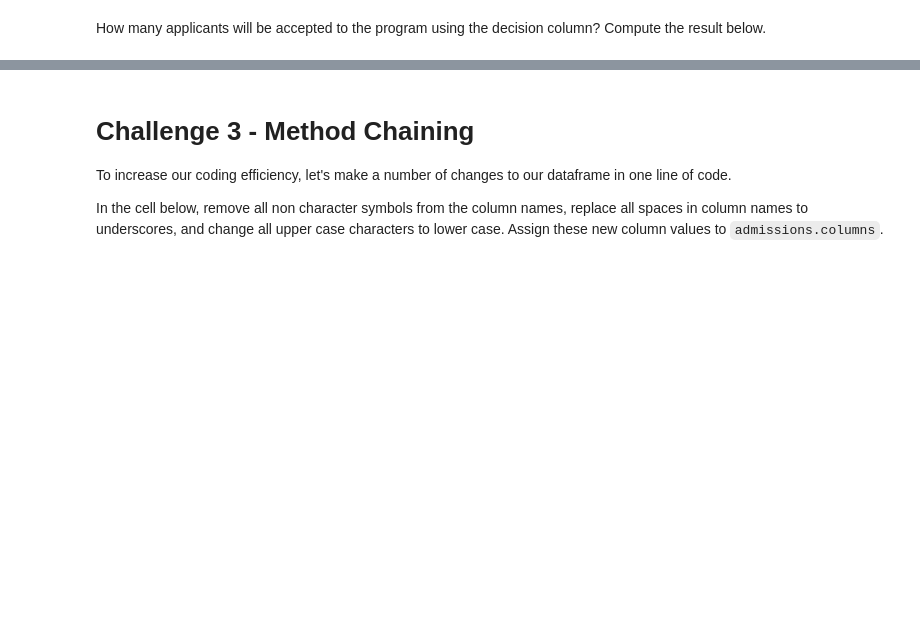
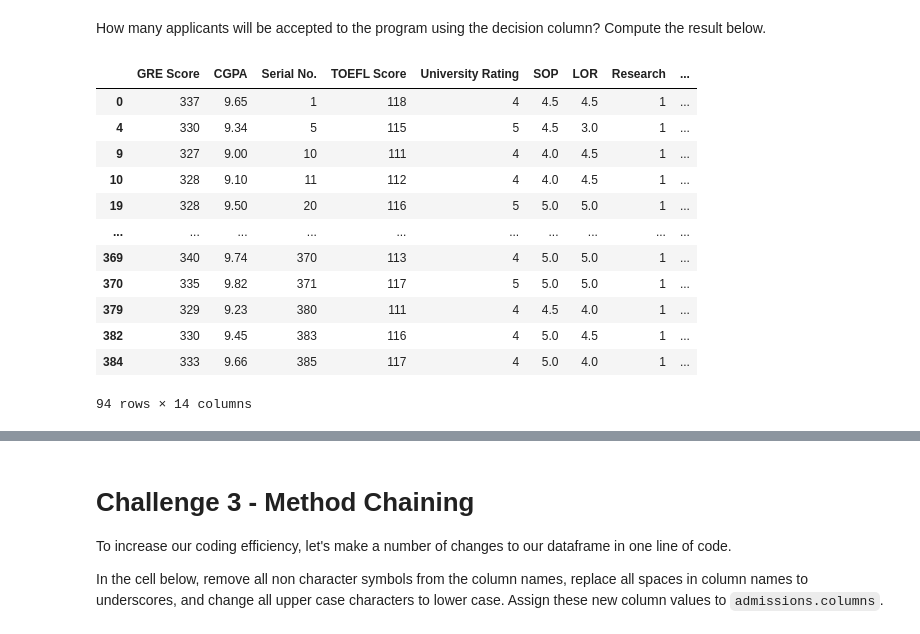
Before and after one commit to ta-data-lis/lab-advanced-pandas, a Jupyter notebook: your-code/main.ipynb, the cells around one changed output, grey strips where cells are left out. Drawn from its saved outputs; the diff is of its cells as text; code cells hidden in the pictures; blank space fills up the shorter version.

```diff
--- a/your-code/main.ipynb
+++ b/your-code/main.ipynb
@@ -237 +234,3 @@ standardized(df['GR'])
+# %%
+admission = df
 # %%
@@ -256,0 +250,6 @@ NameError: name 'admissions' is not defined
+# %%
+std_columns = ['CGPA_std', 'GRE_std', 'LOR_std']
+
+decision_choice = choices(std_columns, k=admission.shape[0])
+
+#can you explain what exactly are we doing here, please? Are we just picking a random column from the last 3 colums that we created?
@@ -258,3 +266,4 @@ NameError: name 'admissions' is not defined
 Now create the deciding column using the `lookup` function. The lookup column is `decision_choice` found above. Call the column resulting from the lookup function `deciding_column` and add it to the `admissions` dataframe.
 # %%
 # your code here
+admission['deciding_column'] = admission.lookup( admission.index,decision_choice)
@@ -264,0 +288,2 @@ Create a column called `decision` in the `admissions` dataframe. Assign 1 to thi
+# %%
+admission['decision'] = np.where(admission['deciding_column'] > 0.8, 1, 0)
@@ -268,0 +308,16 @@ How many applicants will be accepted to the program using the decision column? C
+# %%
+admission.loc[admission['decision'] == 1]
+# %% [output]
+|  | GRE Score | CGPA | Serial No. | TOEFL Score | University Rating | SOP | LOR | Research | ... |
+| 0 | 337 | 9.65 | 1 | 118 | 4 | 4.5 | 4.5 | 1 | ... |
+| 4 | 330 | 9.34 | 5 | 115 | 5 | 4.5 | 3.0 | 1 | ... |
+| 9 | 327 | 9.00 | 10 | 111 | 4 | 4.0 | 4.5 | 1 | ... |
+| 10 | 328 | 9.10 | 11 | 112 | 4 | 4.0 | 4.5 | 1 | ... |
+| 19 | 328 | 9.50 | 20 | 116 | 5 | 5.0 | 5.0 | 1 | ... |
+| ... | ... | ... | ... | ... | ... | ... | ... | ... | ... |
+| 369 | 340 | 9.74 | 370 | 113 | 4 | 5.0 | 5.0 | 1 | ... |
+| 370 | 335 | 9.82 | 371 | 117 | 5 | 5.0 | 5.0 | 1 | ... |
+| 379 | 329 | 9.23 | 380 | 111 | 4 | 4.5 | 4.0 | 1 | ... |
+| 382 | 330 | 9.45 | 383 | 116 | 4 | 5.0 | 4.5 | 1 | ... |
+| 384 | 333 | 9.66 | 385 | 117 | 4 | 5.0 | 4.0 | 1 | ... |
+94 rows × 14 columns
```
Also changed, not shown: parts of 21 cells of this notebook.
